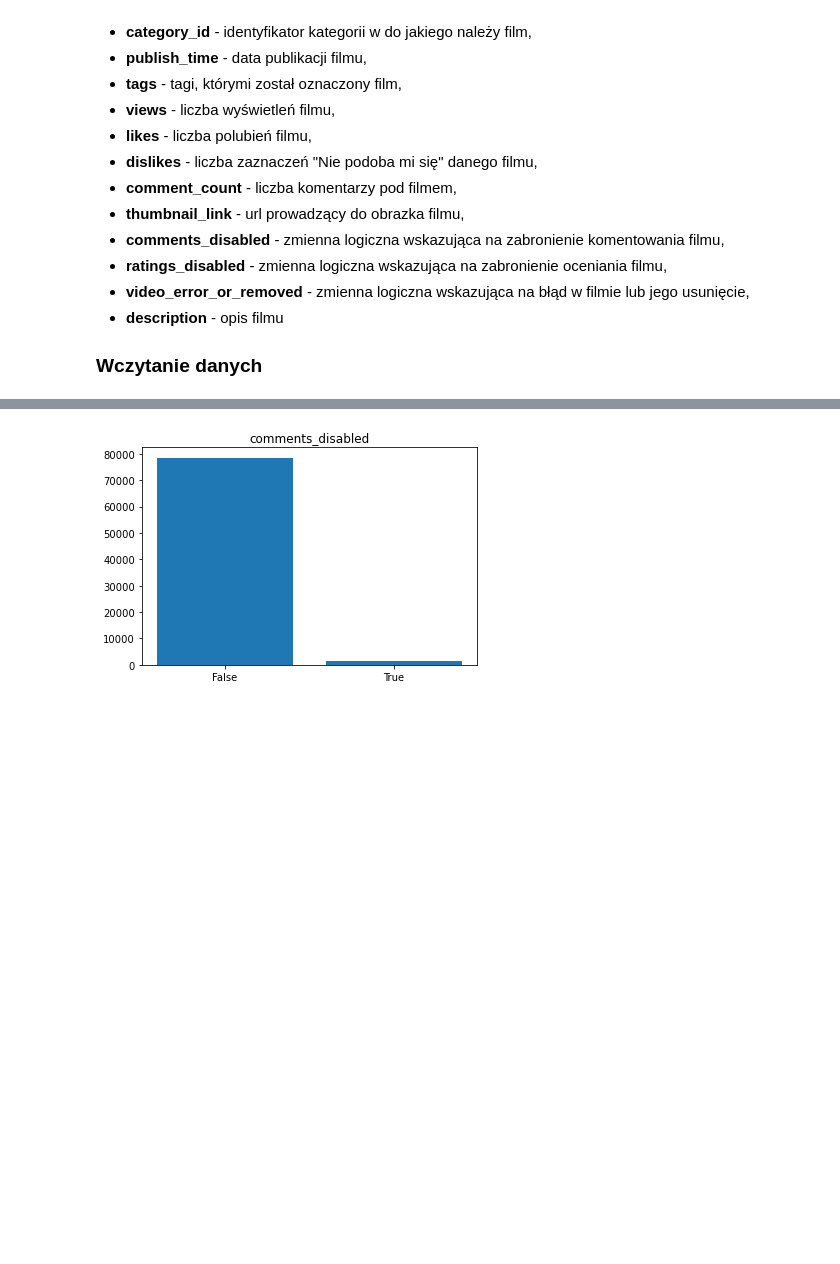
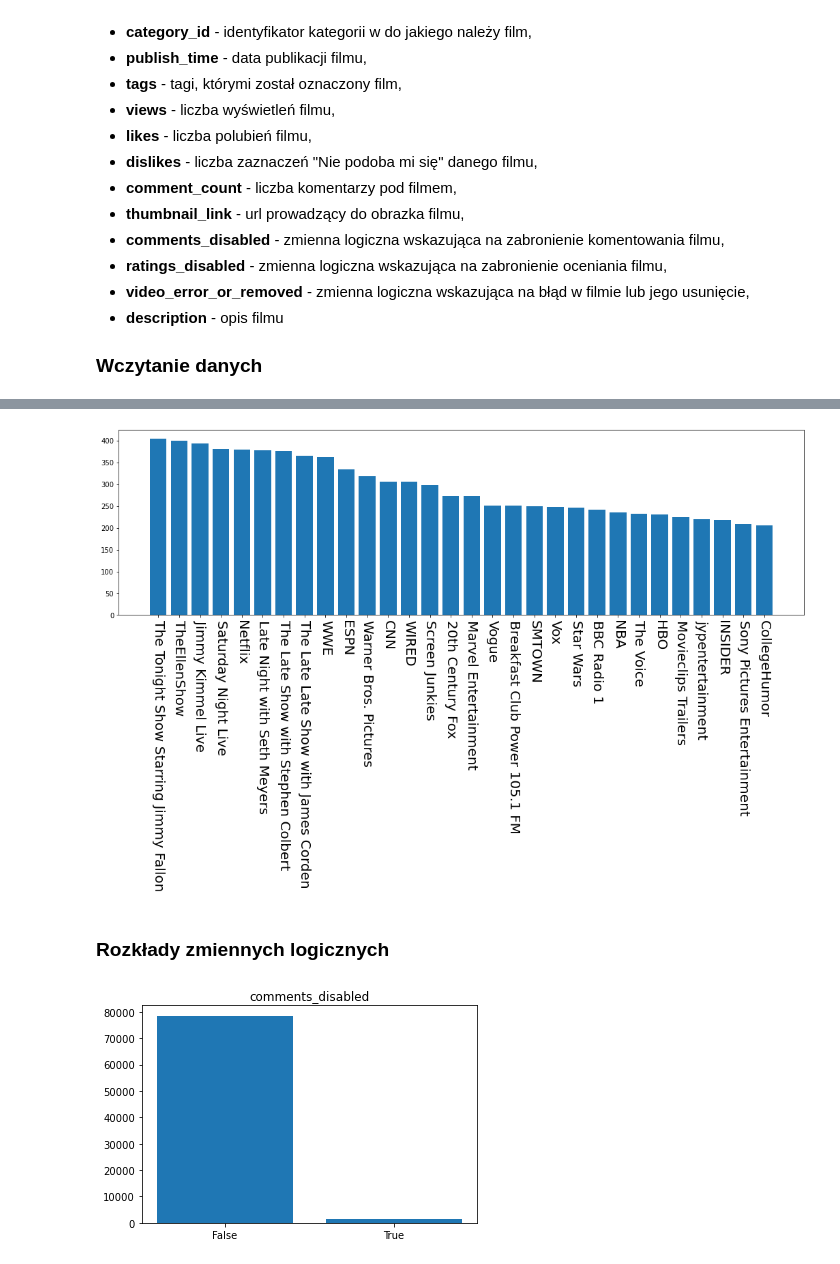
Before and after one commit to DominikKossinski/PED, a Jupyter notebook: ped.ipynb, the cells around one changed output, grey strips where cells are left out. Cells and saved outputs as stored; diff of their text form; code cells hidden in the pictures; blank space fills up the shorter version.

```diff
--- a/ped.ipynb
+++ b/ped.ipynb
@@ -102,0 +106,5 @@ plt.show()
+# %%
+channel_titles = videos["channel_title"]
+unique_channel_titles = videos["channel_title"].value_counts()
+unique_channel_titles = unique_channel_titles.rename_axis("channel_title").reset_index(name="count")
+unique_channel_titles.describe()
@@ -103,3 +121,13 @@ plt.show()
+# %%
+unique_channel_titles = unique_channel_titles[unique_channel_titles["count"] > 200]
+plt.subplots(figsize=(18,5))
+plt.bar(unique_channel_titles["channel_title"], unique_channel_titles["count"])
+plt.xticks(rotation=270, fontsize=20)
+plt.show()
+# %% [output]
+[figure, added]
+# %% [markdown]
+### Rozkłady zmiennych logicznych
 # %%
 bool_attrs = ["comments_disabled", "ratings_disabled", "video_error_or_removed"]
 for attr in bool_attrs:
```
Also changed, not shown: parts of 12 cells of this notebook, 2 other files.
